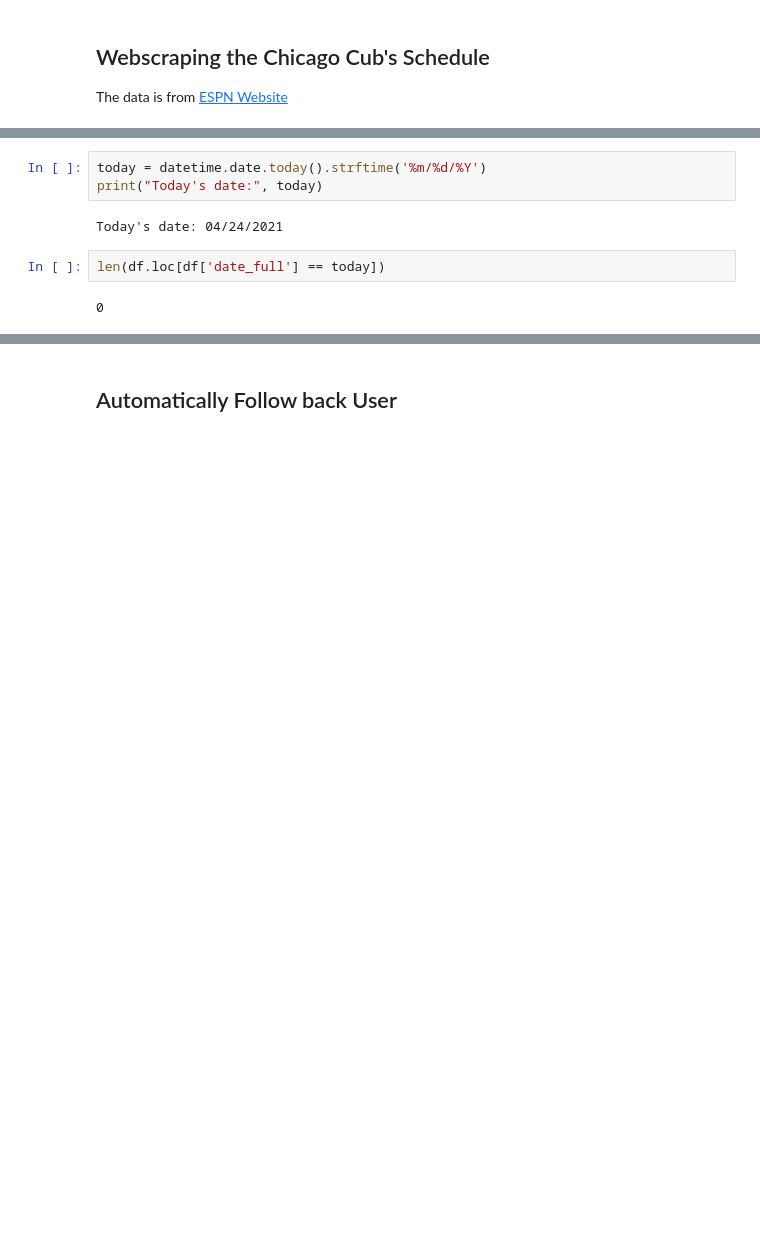
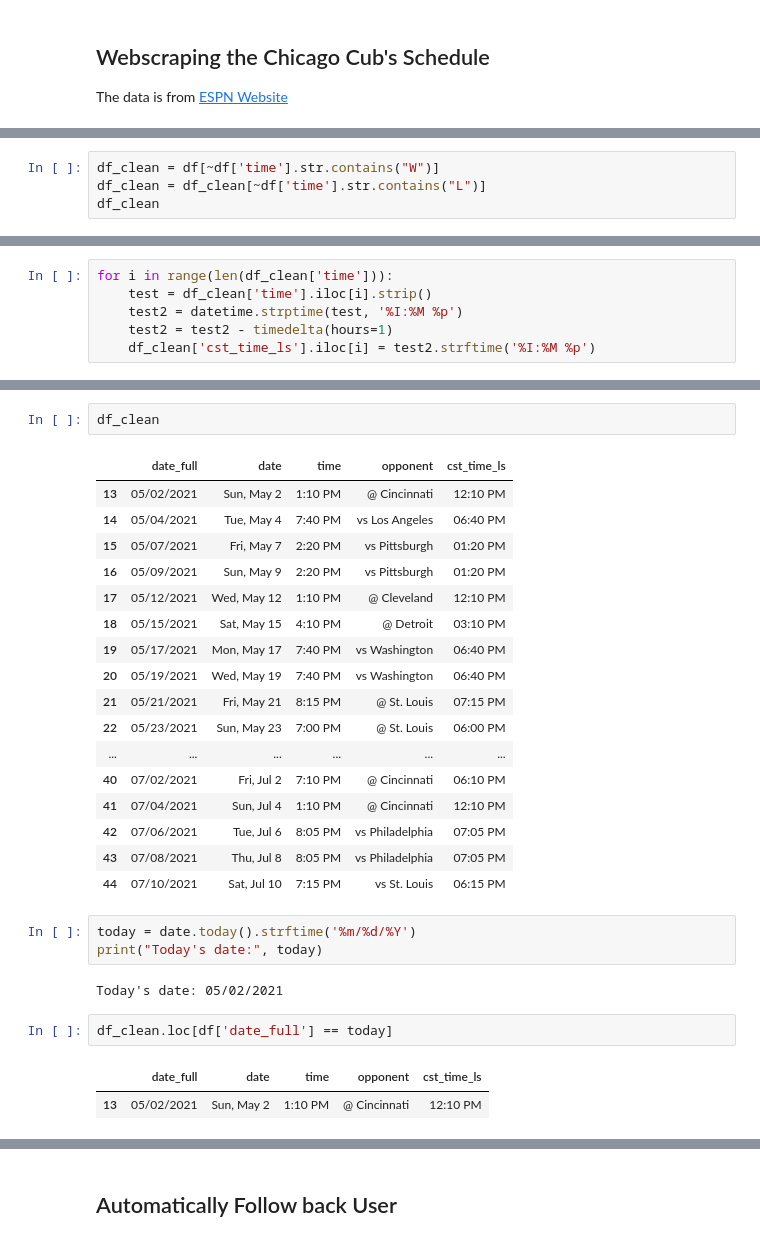
Before and after one commit to DrakeData/Twitter-API-ARCP, a Jupyter notebook: Twitter-Bot.ipynb, the cells around one changed output, grey strips where cells are left out. Cells and saved outputs as stored; diff of their text form; blank space fills up the shorter version.

```diff
--- a/Twitter-Bot.ipynb
+++ b/Twitter-Bot.ipynb
@@ -203,0 +220,4 @@ df
+# %%
+df_clean = df[~df['time'].str.contains("W")]
+df_clean = df_clean[~df['time'].str.contains("L")]
+df_clean
@@ -203,0 +242,6 @@ df
+# %%
+for i in range(len(df_clean['time'])):
+    test = df_clean['time'].iloc[i].strip()
+    test2 = datetime.strptime(test, '%I:%M %p')
+    test2 = test2 - timedelta(hours=1)
+    df_clean['cst_time_ls'].iloc[i] = test2.strftime('%I:%M %p')
@@ -204,11 +266,32 @@ df
+# %%
+df_clean
+# %% [output]
+|  | date_full | date | time | opponent | cst_time_ls |
+| 13 | 05/02/2021 | Sun, May 2 | 1:10 PM | @ Cincinnati | 12:10 PM |
+| 14 | 05/04/2021 | Tue, May 4 | 7:40 PM | vs Los Angeles | 06:40 PM |
+| 15 | 05/07/2021 | Fri, May 7 | 2:20 PM | vs Pittsburgh | 01:20 PM |
+| 16 | 05/09/2021 | Sun, May 9 | 2:20 PM | vs Pittsburgh | 01:20 PM |
+| 17 | 05/12/2021 | Wed, May 12 | 1:10 PM | @ Cleveland | 12:10 PM |
+| 18 | 05/15/2021 | Sat, May 15 | 4:10 PM | @ Detroit | 03:10 PM |
+| 19 | 05/17/2021 | Mon, May 17 | 7:40 PM | vs Washington | 06:40 PM |
+| 20 | 05/19/2021 | Wed, May 19 | 7:40 PM | vs Washington | 06:40 PM |
+| 21 | 05/21/2021 | Fri, May 21 | 8:15 PM | @ St. Louis | 07:15 PM |
+| 22 | 05/23/2021 | Sun, May 23 | 7:00 PM | @ St. Louis | 06:00 PM |
+| ... | ... | ... | ... | ... | ... |
+| 40 | 07/02/2021 | Fri, Jul 2 | 7:10 PM | @ Cincinnati | 06:10 PM |
+| 41 | 07/04/2021 | Sun, Jul 4 | 1:10 PM | @ Cincinnati | 12:10 PM |
+| 42 | 07/06/2021 | Tue, Jul 6 | 8:05 PM | vs Philadelphia | 07:05 PM |
+| 43 | 07/08/2021 | Thu, Jul 8 | 8:05 PM | vs Philadelphia | 07:05 PM |
+| 44 | 07/10/2021 | Sat, Jul 10 | 7:15 PM | vs St. Louis | 06:15 PM |
 # %%
-today = datetime.date.today().strftime('%m/%d/%Y')
+today = date.today().strftime('%m/%d/%Y')
 print("Today's date:", today)
 # %% [output]
-Today's date: 04/24/2021
+Today's date: 05/02/2021
 # %%
-len(df.loc[df['date_full'] == today])
+df_clean.loc[df['date_full'] == today]
 # %% [output]
-0
+|  | date_full | date | time | opponent | cst_time_ls |
+| 13 | 05/02/2021 | Sun, May 2 | 1:10 PM | @ Cincinnati | 12:10 PM |
 # %%
 # are the cubs playing today?
```
Also changed, not shown: parts of 20 cells of this notebook.
